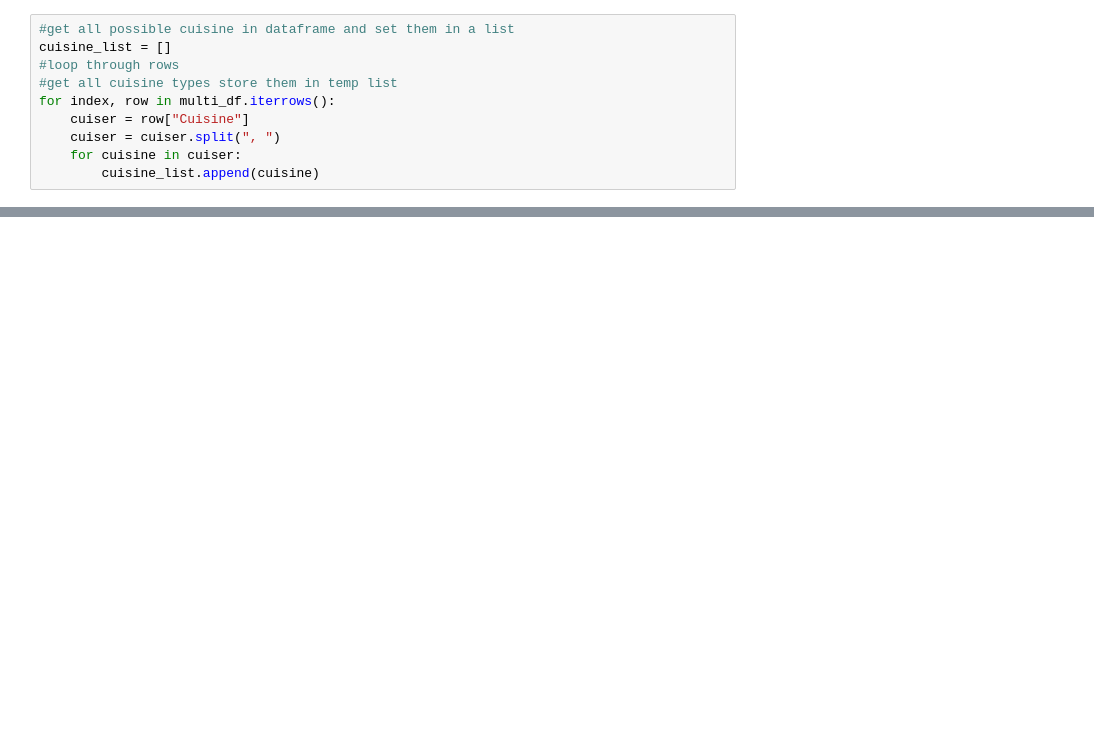
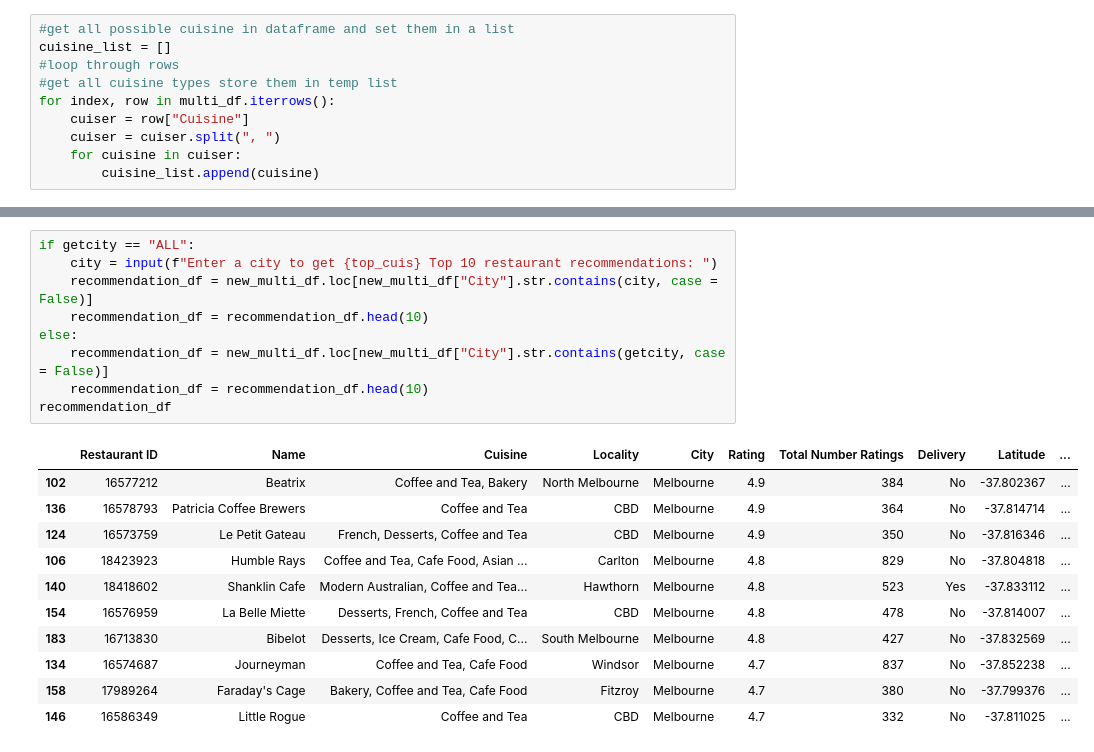
Before and after one commit to bradsmith87/project-week-1, a Jupyter notebook: MultiCity_DataProcess.ipynb, the cells around one changed output, grey strips where cells are left out. Drawn from its saved outputs; the diff is of its cells as text; blank space fills up the shorter version.

```diff
--- a/MultiCity_DataProcess.ipynb
+++ b/MultiCity_DataProcess.ipynb
@@ -129,0 +162,21 @@ new_multi_df
+# %%
+if getcity == "ALL":
+    city = input(f"Enter a city to get {top_cuis} Top 10 restaurant recommendations: ")
+    recommendation_df = new_multi_df.loc[new_multi_df["City"].str.contains(city, case = False)]
+    recommendation_df = recommendation_df.head(10)
+else:
+    recommendation_df = new_multi_df.loc[new_multi_df["City"].str.contains(getcity, case = False)]
+    recommendation_df = recommendation_df.head(10)
+recommendation_df
+# %% [output]
+|  | Restaurant ID | Name | Cuisine | Locality | City | Rating | Total Number Ratings | Delivery | Latitude | ... |
+| 102 | 16577212 | Beatrix | Coffee and Tea, Bakery | North Melbourne | Melbourne | 4.9 | 384 | No | -37.802367 | ... |
+| 136 | 16578793 | Patricia Coffee Brewers | Coffee and Tea | CBD | Melbourne | 4.9 | 364 | No | -37.814714 | ... |
+| 124 | 16573759 | Le Petit Gateau | French, Desserts, Coffee and Tea | CBD | Melbourne | 4.9 | 350 | No | -37.816346 | ... |
+| 106 | 18423923 | Humble Rays | Coffee and Tea, Cafe Food, Asian ... | Carlton | Melbourne | 4.8 | 829 | No | -37.804818 | ... |
+| 140 | 18418602 | Shanklin Cafe | Modern Australian, Coffee and Tea... | Hawthorn | Melbourne | 4.8 | 523 | Yes | -37.833112 | ... |
+| 154 | 16576959 | La Belle Miette | Desserts, French, Coffee and Tea | CBD | Melbourne | 4.8 | 478 | No | -37.814007 | ... |
+| 183 | 16713830 | Bibelot | Desserts, Ice Cream, Cafe Food, C... | South Melbourne | Melbourne | 4.8 | 427 | No | -37.832569 | ... |
+| 134 | 16574687 | Journeyman | Coffee and Tea, Cafe Food | Windsor | Melbourne | 4.7 | 837 | No | -37.852238 | ... |
+| 158 | 17989264 | Faraday's Cage | Bakery, Coffee and Tea, Cafe Food | Fitzroy | Melbourne | 4.7 | 380 | No | -37.799376 | ... |
+| 146 | 16586349 | Little Rogue | Coffee and Tea | CBD | Melbourne | 4.7 | 332 | No | -37.811025 | ... |
```
Also changed, not shown: parts of 10 cells of this notebook, 1 other file.
